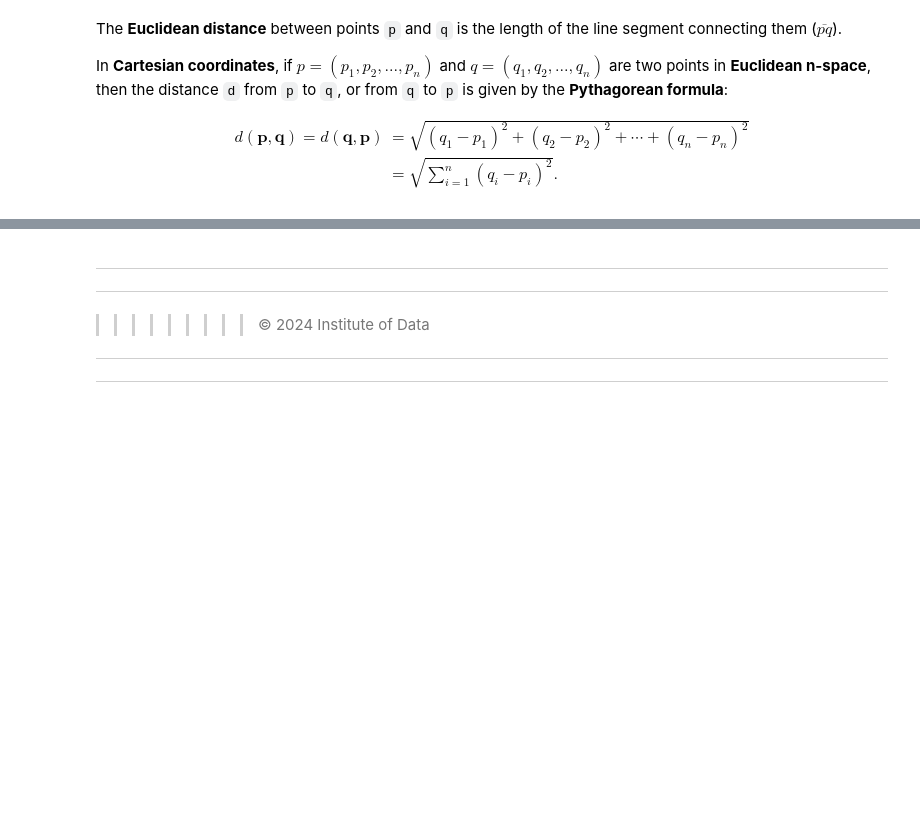
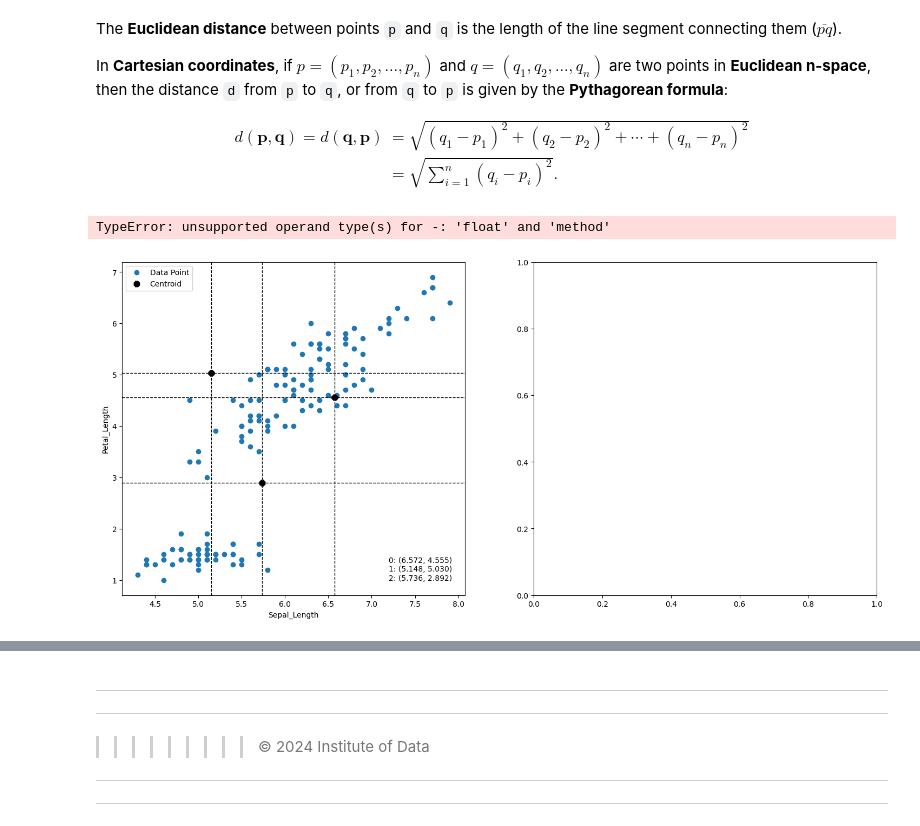
Before and after one commit to VeraLyu2022/iod, a Jupyter notebook: Module 6/Lab 6/IOD_Lab-6_1.ipynb, the cells around one changed output, grey strips where cells are left out. Saved outputs shown, nothing was run; the diff lists cells and outputs as text; code cells hidden in the pictures; blank space fills up the shorter version.

```diff
--- a/Module 6/Lab 6/IOD_Lab-6_1.ipynb
+++ b/Module 6/Lab 6/IOD_Lab-6_1.ipynb
@@ -125,7 +126,7 @@ def create_centroids(K, features):
         dimensions = []
         for f in features:
             # create a random number between the minimum and maximum of each feature
-            x = ___ #
+            x = np.random.uniform(X[f].min(), X[f].max()) #
             dimensions.append(x)
         # add all dimensions for the centroids of each cluster
         centroids.append(dimensions)
@@ -149,7 +150,7 @@ def closest_centroid(x, centroids):
         # convert c to a numpy.array; c contains the coordinates for all the features
         q = np.array(c)
         # calculate the Euclidean distance between data point `x` and centroid `c`
-        d = ___
+        d = np.sqrt(np.square(p - q).sum())
         # Hint: consider that the data has been converted to NumPy Arrays
         # add the distance for each centroid
         distances.append(d)
@@ -168,13 +169,13 @@ def update_centroid(X, y, centroids):
             # for all the features
             for f in X.columns:
                 # calculate the mean
-                x = ___ #
+                x = X[f][y == 1].mean #
                 dimensions.append(x)
             c.append(dimensions)
         # if a cluster got no members
         else:
             # keep the previous coordinates
-            c.append(___) #
+            c.append(centroids[i]) #
 
     return c
 # %%
@@ -217,38 +218,41 @@ def plot_data(ax, X, y, centroids, show_clusters = True):
 # 1. Define the number of clusters `K`
 K = 3
 
 # list the features to be used
 features = ['Sepal_Length', 'Petal_Length']
 
 # 2. Select `K` cluster centres randomly
-centroids = ___ # Create the initial centroids
-
+centroids = create_centroids(K, features) # Create the initial centroids
+centroids_list = [centroids]
 # plot the data points and initial centroids (the 'Before')
 fig, axes = plt.subplots(nrows = 1, ncols = 2, figsize = (18, 8))
 plot_data(axes[0], X[features], None, centroids, False)
 
 # repeat util makes no moves
 while True:
     # 3. Calculate the distance between each data point and cluster centres
     # 4. Assign the data point to the cluster whose distance from its centre is minimum
 
-    y = ___ # this can be a bit hardcore, think about it for a while
+    y = X[features].apply(lambda x: closest_centroid(x, centroids), axis=1).values # this can be a bit hardcore, think about it for a while
             # Hints: the `apply()` method with a `lambda` function and returning some value
             # Note: `for` loops are acceptable but slow
 
     # move the known assignment be the previous state, for post comparison
     old_c = centroids.copy()
 
     # 5. Recalculate all new cluster centres by averaging the objects of each cluster
-    centroids = ___ # Update the centroids
-
+    centroids = update_centroid(X[features], y, centroids)# Update the centroids
+    centroids_list.append(centroids)
     # 6. Repeat steps 3 to 5 until the centroids do not change
     if old_c == centroids:
         break
 
 # plot the data points identified by cluster and final centroids (the 'After')
 plot_data(axes[1], X[features], y, centroids)
 plt.show()
+# %% [output]
+TypeError: unsupported operand type(s) for -: 'float' and 'method'
+[figure, added]
 # %% [markdown]
 >
 # %% [markdown]
```
Also changed, not shown: parts of 1 cell of this notebook, 1 other file.
